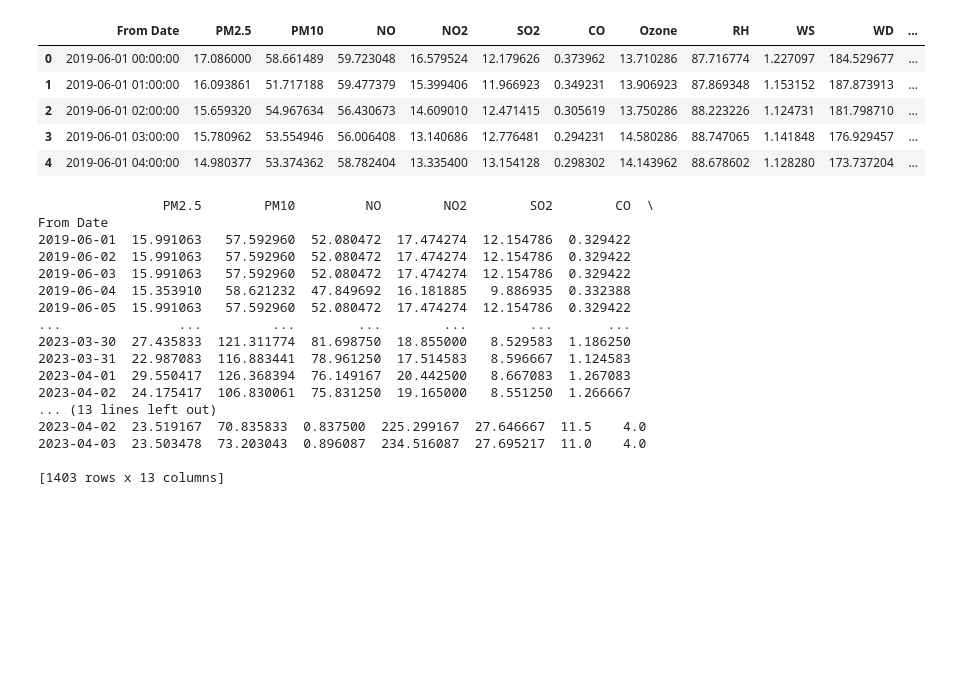
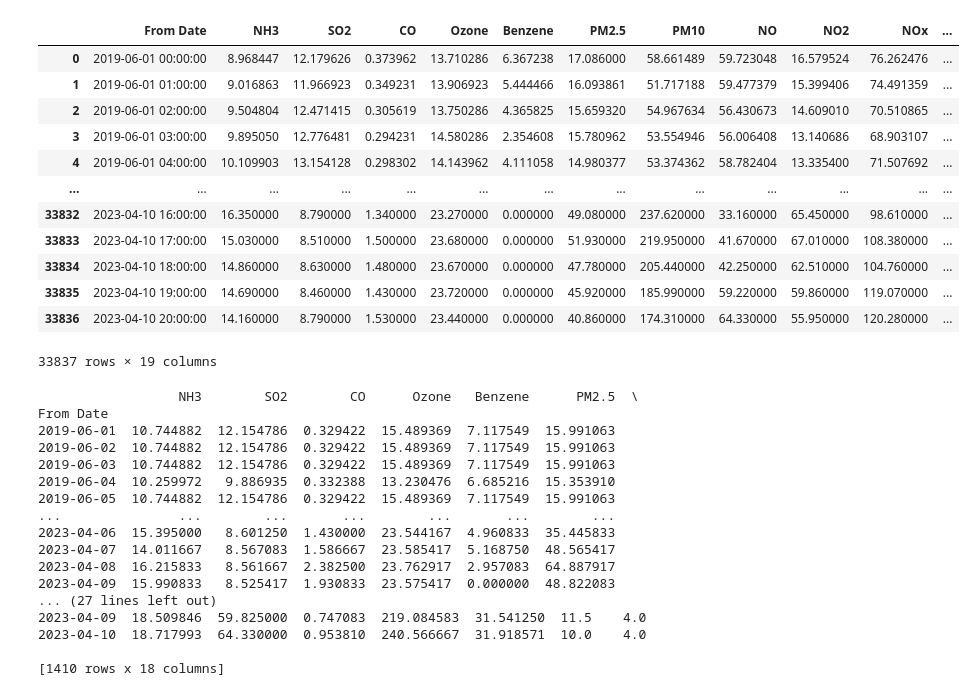
Before and after one commit to 0-shubham-0/Air_Toxicity_Prediction, a Jupyter notebook: notebooks/predictions/temp/lstm.ipynb, the cells around one changed output. Saved outputs shown, nothing was run; the diff lists cells and outputs as text; code cells hidden in the pictures; blank space fills up the shorter version.

```diff
--- a/notebooks/predictions/temp/lstm.ipynb
+++ b/notebooks/predictions/temp/lstm.ipynb
@@ -8,16 +8,23 @@ from sklearn.preprocessing import MinMaxScaler
 from keras.models import Sequential
 from keras.layers import Dense, LSTM
 # %%
-df = pd.read_csv('../../data/processed/airport_june_2019.csv')
+df = pd.read_csv('../../../data/processed/airport_cleaned.csv', parse_dates=['From Date'])
 # df.drop("To Date", axis=1, inplace=True)
-df.head()
+df
 # %% [output]
-|  | From Date | PM2.5 | PM10 | NO | NO2 | SO2 | CO | Ozone | RH | WS | WD | ... |
-| 0 | 2019-06-01 00:00:00 | 17.086000 | 58.661489 | 59.723048 | 16.579524 | 12.179626 | 0.373962 | 13.710286 | 87.716774 | 1.227097 | 184.529677 | ... |
-| 1 | 2019-06-01 01:00:00 | 16.093861 | 51.717188 | 59.477379 | 15.399406 | 11.966923 | 0.349231 | 13.906923 | 87.869348 | 1.153152 | 187.873913 | ... |
-| 2 | 2019-06-01 02:00:00 | 15.659320 | 54.967634 | 56.430673 | 14.609010 | 12.471415 | 0.305619 | 13.750286 | 88.223226 | 1.124731 | 181.798710 | ... |
-| 3 | 2019-06-01 03:00:00 | 15.780962 | 53.554946 | 56.006408 | 13.140686 | 12.776481 | 0.294231 | 14.580286 | 88.747065 | 1.141848 | 176.929457 | ... |
-| 4 | 2019-06-01 04:00:00 | 14.980377 | 53.374362 | 58.782404 | 13.335400 | 13.154128 | 0.298302 | 14.143962 | 88.678602 | 1.128280 | 173.737204 | ... |
+|  | From Date | NH3 | SO2 | CO | Ozone | Benzene | PM2.5 | PM10 | NO | NO2 | NOx | ... |
+| 0 | 2019-06-01 00:00:00 | 8.968447 | 12.179626 | 0.373962 | 13.710286 | 6.367238 | 17.086000 | 58.661489 | 59.723048 | 16.579524 | 76.262476 | ... |
+| 1 | 2019-06-01 01:00:00 | 9.016863 | 11.966923 | 0.349231 | 13.906923 | 5.444466 | 16.093861 | 51.717188 | 59.477379 | 15.399406 | 74.491359 | ... |
+| 2 | 2019-06-01 02:00:00 | 9.504804 | 12.471415 | 0.305619 | 13.750286 | 4.365825 | 15.659320 | 54.967634 | 56.430673 | 14.609010 | 70.510865 | ... |
+| 3 | 2019-06-01 03:00:00 | 9.895050 | 12.776481 | 0.294231 | 14.580286 | 2.354608 | 15.780962 | 53.554946 | 56.006408 | 13.140686 | 68.903107 | ... |
+| 4 | 2019-06-01 04:00:00 | 10.109903 | 13.154128 | 0.298302 | 14.143962 | 4.111058 | 14.980377 | 53.374362 | 58.782404 | 13.335400 | 71.507692 | ... |
+| ... | ... | ... | ... | ... | ... | ... | ... | ... | ... | ... | ... | ... |
+| 33832 | 2023-04-10 16:00:00 | 16.350000 | 8.790000 | 1.340000 | 23.270000 | 0.000000 | 49.080000 | 237.620000 | 33.160000 | 65.450000 | 98.610000 | ... |
+| 33833 | 2023-04-10 17:00:00 | 15.030000 | 8.510000 | 1.500000 | 23.680000 | 0.000000 | 51.930000 | 219.950000 | 41.670000 | 67.010000 | 108.380000 | ... |
+| 33834 | 2023-04-10 18:00:00 | 14.860000 | 8.630000 | 1.480000 | 23.670000 | 0.000000 | 47.780000 | 205.440000 | 42.250000 | 62.510000 | 104.760000 | ... |
+| 33835 | 2023-04-10 19:00:00 | 14.690000 | 8.460000 | 1.430000 | 23.720000 | 0.000000 | 45.920000 | 185.990000 | 59.220000 | 59.860000 | 119.070000 | ... |
+| 33836 | 2023-04-10 20:00:00 | 14.160000 | 8.790000 | 1.530000 | 23.440000 | 0.000000 | 40.860000 | 174.310000 | 64.330000 | 55.950000 | 120.280000 | ... |
+33837 rows × 19 columns
 # %%
 # Convert the date column to a datetime object
 df['From Date'] = pd.to_datetime(df['From Date'])
@@ -31,23 +38,23 @@ daily_data = df.reset_index()
 # Print the daily data
 print(df)
 # %% [output]
-                PM2.5        PM10         NO        NO2        SO2        CO  \
+                  NH3        SO2        CO      Ozone   Benzene      PM2.5  \
 From Date
-2019-06-01  15.991063   57.592960  52.080472  17.474274  12.154786  0.329422
-2019-06-02  15.991063   57.592960  52.080472  17.474274  12.154786  0.329422
-2019-06-03  15.991063   57.592960  52.080472  17.474274  12.154786  0.329422
-2019-06-04  15.353910   58.621232  47.849692  16.181885   9.886935  0.332388
-2019-06-05  15.991063   57.592960  52.080472  17.474274  12.154786  0.329422
-...               ...         ...        ...        ...        ...       ...
-2023-03-30  27.435833  121.311774  81.698750  18.855000   8.529583  1.186250
-2023-03-31  22.987083  116.883441  78.961250  17.514583   8.596667  1.124583
-2023-04-01  29.550417  126.368394  76.149167  20.442500   8.667083  1.267083
-2023-04-02  24.175417  106.830061  75.831250  19.165000   8.551250  1.266667
-... (13 lines left out)
-2023-04-02  23.519167  70.835833  0.837500  225.299167  27.646667  11.5    4.0
-2023-04-03  23.503478  73.203043  0.896087  234.516087  27.695217  11.0    4.0
+2019-06-01  10.744882  12.154786  0.329422  15.489369  7.117549  15.991063
+2019-06-02  10.744882  12.154786  0.329422  15.489369  7.117549  15.991063
+2019-06-03  10.744882  12.154786  0.329422  15.489369  7.117549  15.991063
+2019-06-04  10.259972   9.886935  0.332388  13.230476  6.685216  15.353910
+2019-06-05  10.744882  12.154786  0.329422  15.489369  7.117549  15.991063
+...               ...        ...       ...        ...       ...        ...
+2023-04-06  15.395000   8.601250  1.430000  23.544167  4.960833  35.445833
+2023-04-07  14.011667   8.567083  1.586667  23.585417  5.168750  48.565417
+2023-04-08  16.215833   8.561667  2.382500  23.762917  2.957083  64.887917
+2023-04-09  15.990833   8.525417  1.930833  23.575417  0.000000  48.822083
+... (27 lines left out)
+2023-04-09  18.509846  59.825000  0.747083  219.084583  31.541250  11.5    4.0
+2023-04-10  18.717993  64.330000  0.953810  240.566667  31.918571  10.0    4.0
 
-[1403 rows x 13 columns]
+[1410 rows x 18 columns]
 # %%
 scaler = MinMaxScaler(feature_range=(0, 1))
 data = scaler.fit_transform(df['CO'].values.reshape(-1, 1))
```
Also changed, not shown: parts of 6 cells of this notebook, 5 other files.
